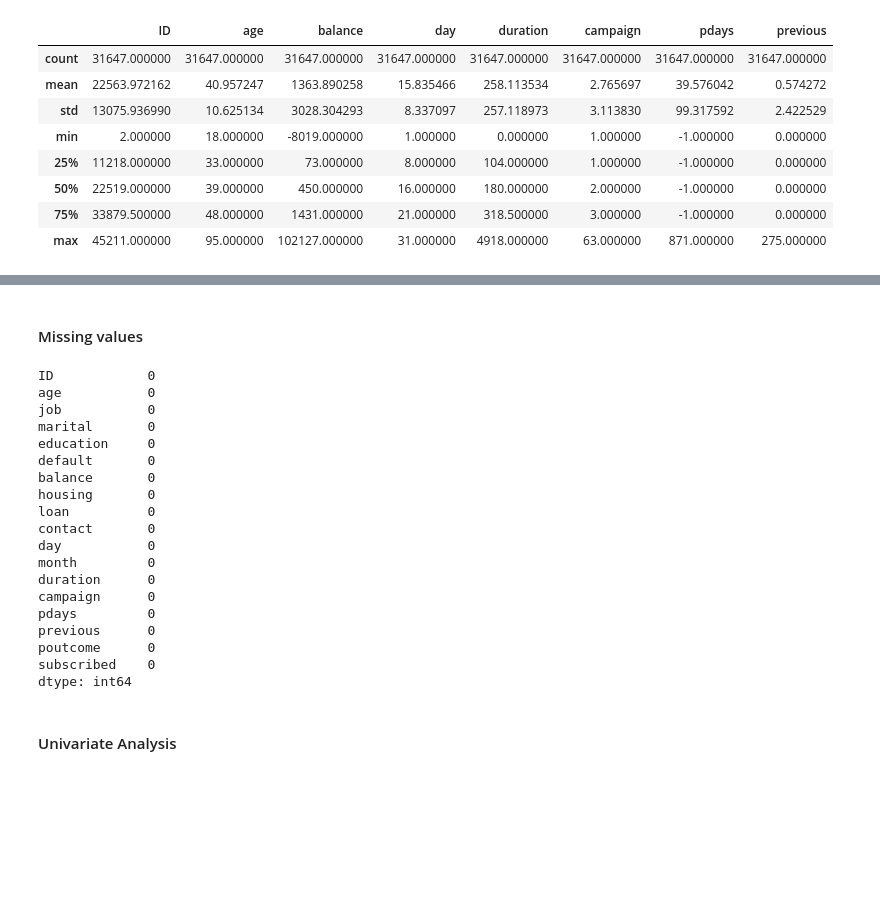
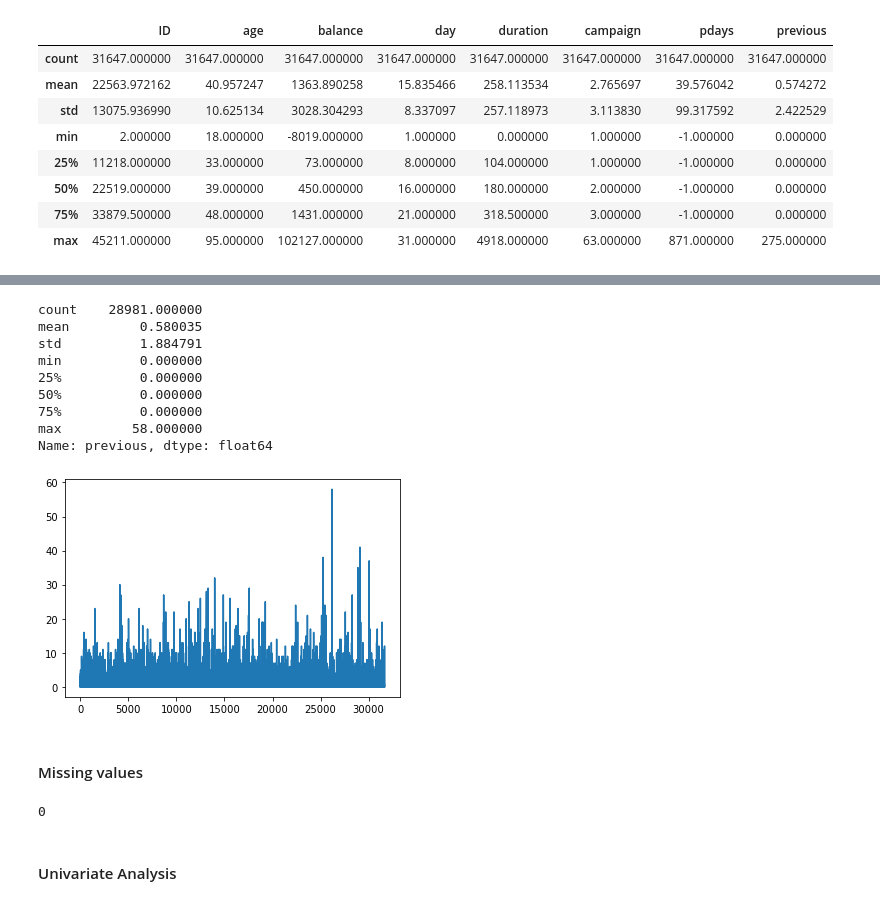
Before and after one commit to khalid-data-aspirant42/Client-Subscription-Prediction, a Jupyter notebook: Client_Subscription_Prediction.ipynb, the cells around one changed output, grey strips where cells are left out. Saved outputs shown, nothing was run; the diff lists cells and outputs as text; code cells hidden in the pictures; blank space fills up the shorter version.

```diff
--- a/Client_Subscription_Prediction.ipynb
+++ b/Client_Subscription_Prediction.ipynb
@@ -92,27 +118,24 @@ df.describe()
+# %%
+df = df[df['previous']<100]
+plt.plot(df['previous'])
+df['previous'].describe()
+# %% [output]
+count    28981.000000
+mean         0.580035
+std          1.884791
+min          0.000000
+25%          0.000000
+50%          0.000000
+75%          0.000000
+max         58.000000
+Name: previous, dtype: float64
+[figure, added]
 # %% [markdown]
 #### Missing values
 # %%
-df.isnull().sum()
+df.isnull().sum().sum()
 # %% [output]
-ID            0
-age           0
-job           0
-marital       0
-education     0
-default       0
-balance       0
-housing       0
-loan          0
-contact       0
-day           0
-month         0
-duration      0
-campaign      0
-pdays         0
-previous      0
-poutcome      0
-subscribed    0
-dtype: int64
+0
 # %% [markdown]
 #### Univariate Analysis
 # %%
```
Also changed, not shown: parts of 89 cells of this notebook.
